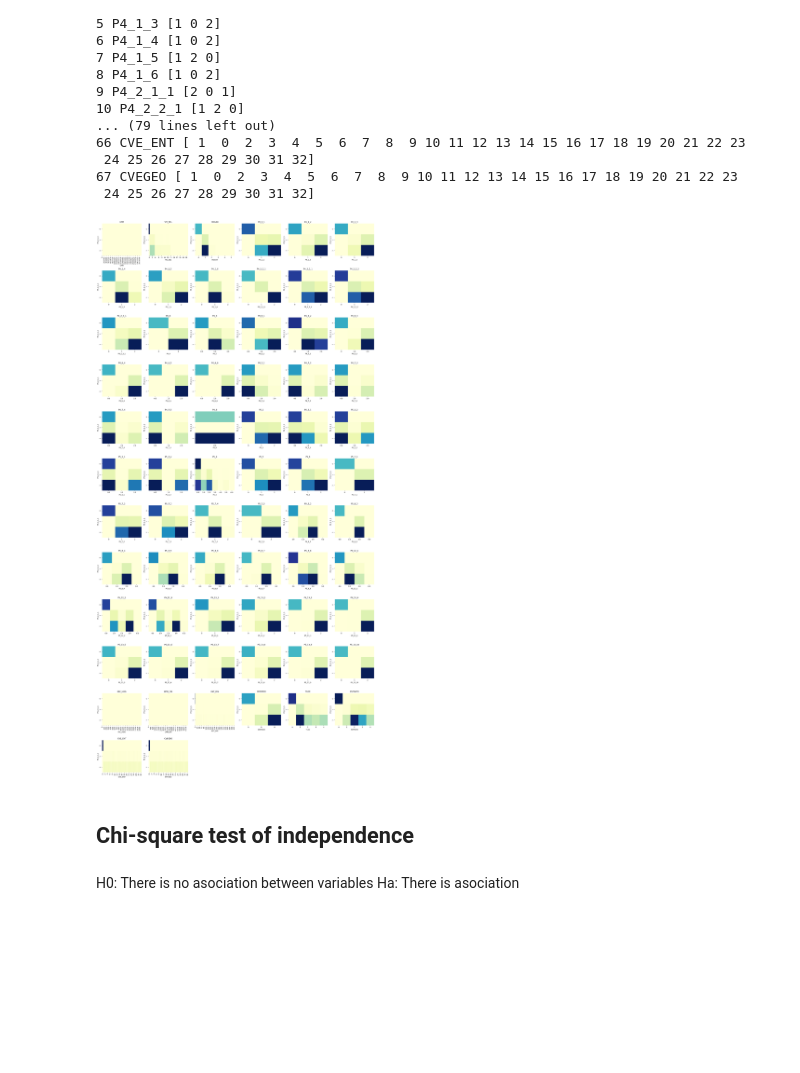
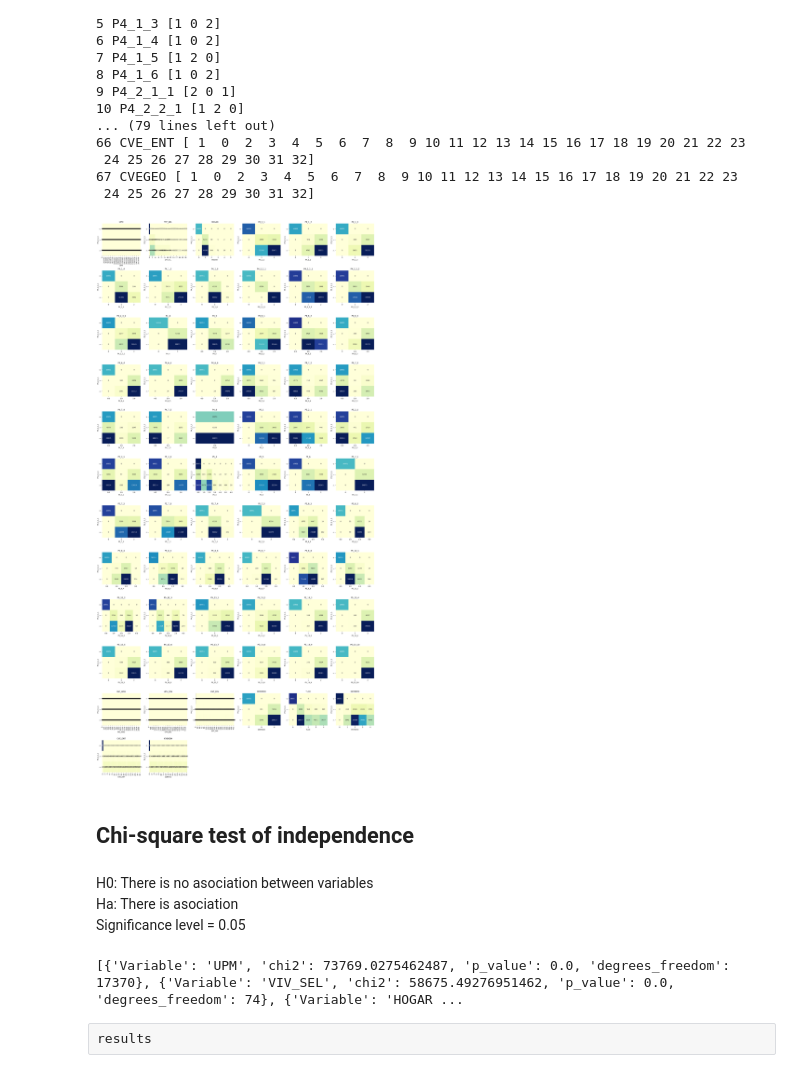
Before and after one commit to aleaguilar0094-ops/Mexican-National-Survey, a Jupyter notebook: Data analysis.ipynb, the cells around one changed output. Cells and saved outputs as stored; diff of their text form; code cells hidden in the pictures; blank space fills up the shorter version.

```diff
--- a/Data analysis.ipynb
+++ b/Data analysis.ipynb
@@ -448,38 +448,58 @@ The target variable is the column P4_2_1_1  4.2 Do you have a desktop computer
 '''
 import seaborn as sns
 import matplotlib.pyplot as plt
 import pandas as pd
 import math
+from scipy.stats import chi2_contingency
+
+
+results = []
 
 cols = categorical_columns.columns[:68]
 n = len(cols)
 
 n_cols = 6                                # plots per row
 n_rows = math.ceil(n / n_cols)             # compute needed rows
 
 fig, axs = plt.subplots(n_rows, n_cols, figsize=(4*n_cols, 4*n_rows))
 axs = axs.flatten()
 
 for ax, column in zip(axs, cols):
     contingency_table = pd.crosstab(
         categorical_columns['P4_2_1_1'],
         categorical_columns[column]
     )
 
-    sns.heatmap(contingency_table, cmap="YlGnBu", fmt='d', cbar=False, ax=ax)
+    chi2, p, dof, expected = chi2_contingency(contingency_table)
+
+    sns.heatmap(contingency_table, cmap="YlGnBu", fmt='d', cbar=False, annot=True, ax=ax)
     ax.set_title(column)
+
+    results.append({
+        "Variable": column,
+        "chi2": chi2,
+        "p_value": p,
+        "degrees_freedom": dof
+    })
 
 # hide unused axes
 for ax in axs[n:]:
     ax.set_visible(False)
 
 plt.tight_layout()
 plt.show()
 # %% [output]
-[figure, old version]
+[figure, new version]
 # %% [markdown]
 ## Chi-square test of independence
 # %% [markdown]
 H0: There is no asociation between variables
 Ha: There is asociation
+Significance level = 0.05
+# %%
+print(results)
+# %% [output]
+[{'Variable': 'UPM', 'chi2': 73769.0275462487, 'p_value': 0.0, 'degrees_freedom': 17370}, {'Variable': 'VIV_SEL', 'chi2': 58675.49276951462, 'p_value': 0.0, 'degrees_freedom': 74}, {'Variable': 'HOGAR ...
+# %% [raw]
+results
 # %%
```
Also changed, not shown: parts of 1 cell of this notebook.
